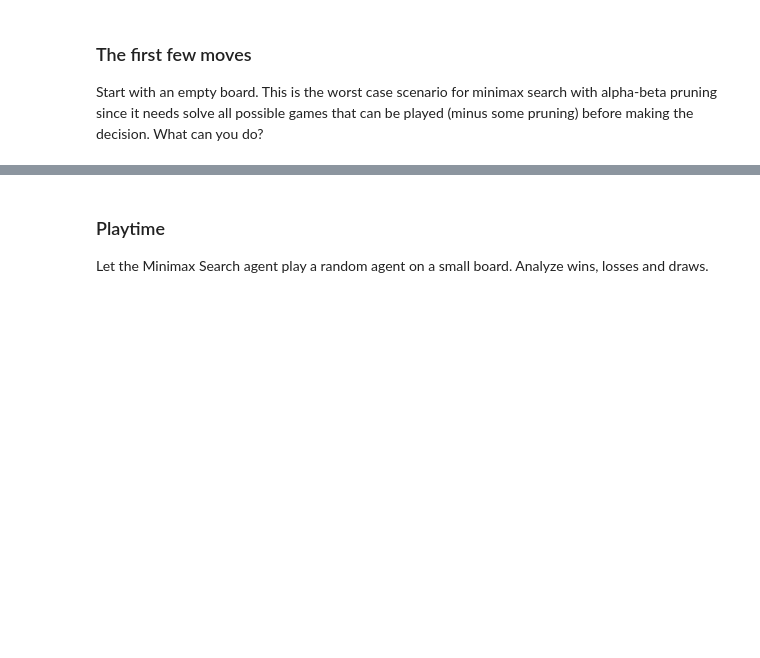
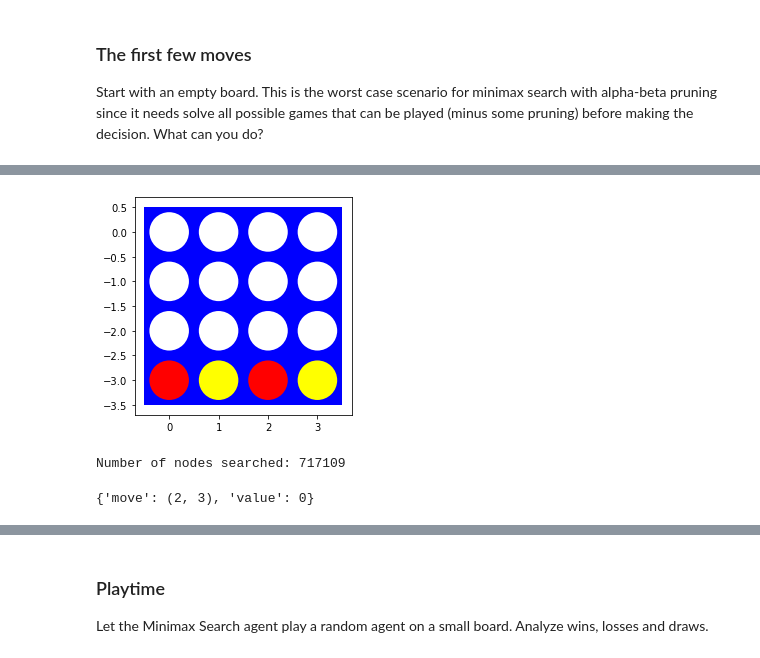
Before and after one commit to Naishur-M/CS7320-AI, a Jupyter notebook: Games/assignment_connect4.ipynb, the cells around one changed output, grey strips where cells are left out. Saved outputs shown, nothing was run; the diff lists cells and outputs as text; code cells hidden in the pictures; blank space fills up the shorter version.

```diff
--- a/Games/assignment_connect4.ipynb
+++ b/Games/assignment_connect4.ipynb
@@ -564,0 +612,15 @@ Start with an empty board. This is the worst case scenario for minimax search wi
+# %%
+board =  [[0, 0, 0, 0],
+         [0, 0, 0, 0],
+         [0, 0, 0, 0],
+         [1, -1, 1, -1]]
+
+visualize(board)
+
+DEBUG = 1
+COUNT = 0
+%time display(minimax_search(board))
+# %% [output]
+[figure, added]
+Number of nodes searched: 717109
+{'move': (2, 3), 'value': 0}
```
Also changed, not shown: parts of 27 cells of this notebook.
